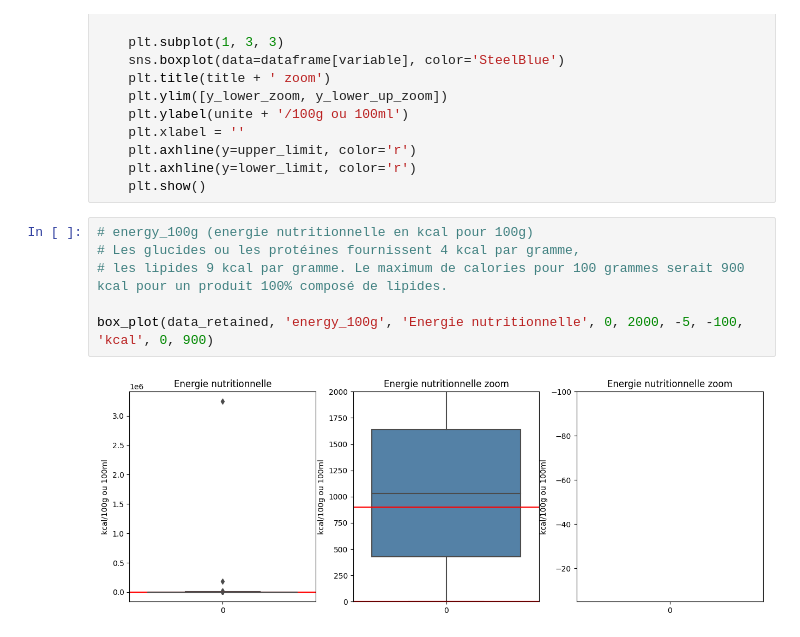
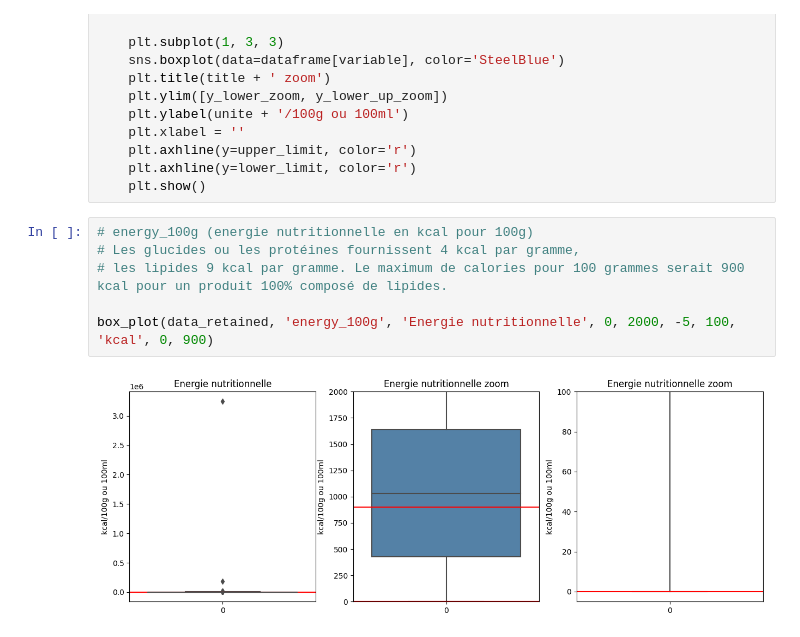
Before and after one commit to TheoChastrePradat/OC_DataScientist_P3, a Jupyter notebook: Projet_3/Script/OpenFoodFacts.ipynb, the cells around one changed output. Saved outputs shown, nothing was run; the diff lists cells and outputs as text.

Commit message:
update OpenFoodFacts
Update on box_plot() function

```diff
--- a/Projet_3/Script/OpenFoodFacts.ipynb
+++ b/Projet_3/Script/OpenFoodFacts.ipynb
@@ -994,8 +994,8 @@ def box_plot(dataframe, variable, title, y_upper_lower_zoom, y_upper_up_zoom, y_
 # %%
 # energy_100g (energie nutritionnelle en kcal pour 100g)
 # Les glucides ou les protéines fournissent 4 kcal par gramme,
 # les lipides 9 kcal par gramme. Le maximum de calories pour 100 grammes serait 900 kcal pour un produit 100% composé de lipides.
 
-box_plot(data_retained, 'energy_100g', 'Energie nutritionnelle', 0, 2000, -5, -100, 'kcal', 0, 900)
+box_plot(data_retained, 'energy_100g', 'Energie nutritionnelle', 0, 2000, -5, 100, 'kcal', 0, 900)
 # %% [output]
-[figure, old version]
+[figure, new version]
```
Also changed, not shown: parts of 3 cells of this notebook.
